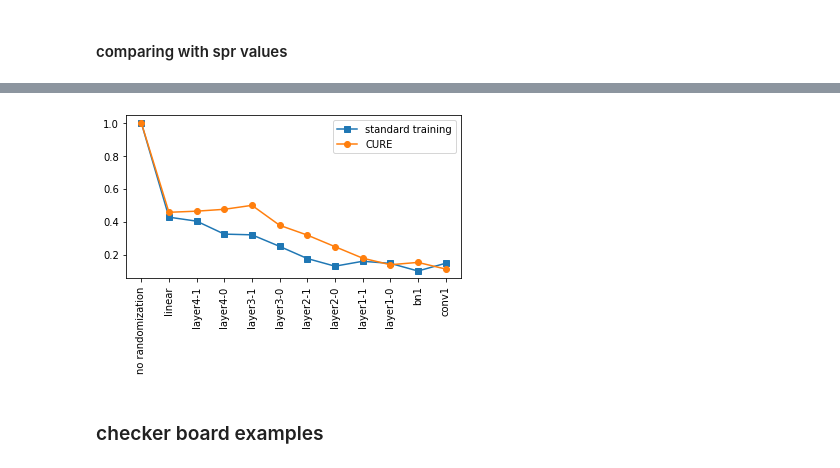
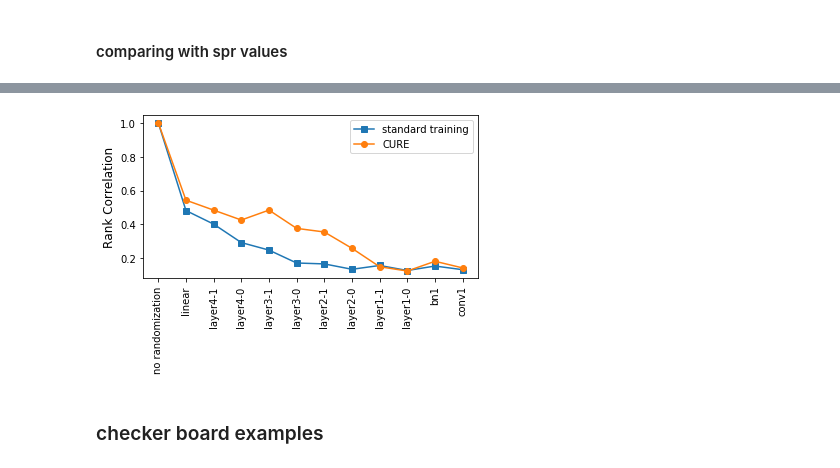
Before and after one commit to ahmadajal/Robust_Explanations, a Jupyter notebook: notebooks/sanity_check_explanations-CIFAR.ipynb, the cells around one changed output, grey strips where cells are left out. Cells and saved outputs as stored; diff of their text form; code cells hidden in the pictures.

```diff
--- a/notebooks/sanity_check_explanations-CIFAR.ipynb
+++ b/notebooks/sanity_check_explanations-CIFAR.ipynb
@@ -36,13 +35,17 @@ data_mean = np.array([0.4914, 0.4822, 0.4465])
 data_std = np.array([0.2023, 0.1994, 0.2010])
 # %%
 # models
-model_standard = resnet18_softplus()
+model_standard = ResNet18()
 model_standard.load_state_dict(torch.load("models/RN18_standard.pth")["net"])
 model_standard = model_standard.eval().to(device)
 ######
-model_cure = resnet18_softplus()
+model_cure = ResNet18()
 model_cure.load_state_dict(torch.load("models/RN18_CURE.pth")["net"])
 model_cure = model_cure.eval().to(device)
+######
+model_adv_train = ResNet50()
+model_adv_train.load_state_dict(torch.load("models/RN50_linf_8_model_only.pt"))
+model_adv_train = model_adv_train.eval().to(device)
 # %%
 # data
 transform_test = transforms.Compose([
@@ -68,9 +71,10 @@ img = image[idx].unsqueeze(dim=0).cuda()
 img_label = label[idx]
 # %%
 expl_standard = get_expl(model_standard, img, "saliency", desired_index=img_label)
-expl_cure = get_expl(model_cure, img, "saliency")
+expl_cure = get_expl(model_cure, img, "saliency", desired_index=img_label)
+expl_adv_train = get_expl(model_adv_train, img, "saliency", desired_index=img_label)
 
-fig, ax = plt.subplots(1,3, figsize=(6,2))
+fig, ax = plt.subplots(1,4, figsize=(8,2))
 ax[0].imshow(torch_to_image(img, data_mean, data_std))
 viz.visualize_image_attr(np.transpose(expl_standard.squeeze().cpu().detach().numpy(), (1,2,0)),
                              np.transpose(img.squeeze().cpu().detach().numpy(), (1,2,0)),
@@ -86,9 +90,17 @@ viz.visualize_image_attr(np.transpose(expl_cure.squeeze().cpu().detach().numpy()
                              show_colorbar=False,
                              outlier_perc=2,
                              fig_size=(3,3), plt_fig_axis=(fig, ax[2]), use_pyplot=False)
+viz.visualize_image_attr(np.transpose(expl_adv_train.squeeze().cpu().detach().numpy(), (1,2,0)),
+                             np.transpose(img.squeeze().cpu().detach().numpy(), (1,2,0)),
+                             method='heat_map',
+                             cmap="Reds",
+                             show_colorbar=False,
+                             outlier_perc=2,
+                             fig_size=(3,3), plt_fig_axis=(fig, ax[3]), use_pyplot=False)
 
-for i in range(3):
+for i in range(4):
     ax[i].axis('off')
 ax[1].set_title("standard training")
 ax[2].set_title("CURE")
+ax[3].set_title("adversarial training")
 # %% [output]
@@ -248,11 +316,11 @@ plt.savefig("expls_cascade_randomized_cifar.jpg", dpi=300, bbox_inches='tight',
 #### comparing with spr values
 # %%
 # models
-model_standard = resnet18_softplus()
+model_standard = ResNet18()
 model_standard.load_state_dict(torch.load("models/RN18_standard.pth")["net"])
 model_standard = model_standard.eval().to(device)
 ######
-model_cure = resnet18_softplus()
+model_cure = ResNet18()
 model_cure.load_state_dict(torch.load("models/RN18_CURE.pth")["net"])
 model_cure = model_cure.eval().to(device)
 
@@ -272,7 +340,7 @@ for child_name, child in model_standard.named_children():
         org_layers_to_reinit.append(child)
     elif isinstance(child, nn.Sequential):
         for c_name, c in child.named_children():
-            if isinstance(c, resnet_softplus.BasicBlock):
+            if isinstance(c, resnet.BasicBlock):
                 org_layers_to_reinit.append(c)
     elif isinstance(child, nn.Linear):
         org_layers_to_reinit.append(child)
@@ -295,7 +363,7 @@ for i, l in enumerate(org_layers_to_reinit):
         nn.init.constant_(l.running_var, 1)
     elif isinstance(l, nn.Linear):
         nn.init.xavier_uniform_(l.weight)
-    elif isinstance(l, resnet_softplus.BasicBlock):
+    elif isinstance(l, resnet.BasicBlock):
         for c_name, c in l.named_children():
             if isinstance(c, nn.Conv2d):
                 nn.init.xavier_uniform_(c.weight)
@@ -322,7 +390,7 @@ for child_name, child in model_cure.named_children():
         cure_layers_to_reinit.append(child)
     elif isinstance(child, nn.Sequential):
         for c_name, c in child.named_children():
-            if isinstance(c, resnet_softplus.BasicBlock):
+            if isinstance(c, resnet.BasicBlock):
                 cure_layers_to_reinit.append(c)
     elif isinstance(child, nn.Linear):
         cure_layers_to_reinit.append(child)
@@ -341,7 +409,7 @@ for i, l in enumerate(cure_layers_to_reinit):
         nn.init.constant_(l.running_var, 1)
     elif isinstance(l, nn.Linear):
         nn.init.xavier_uniform_(l.weight)
-    elif isinstance(l, resnet_softplus.BasicBlock):
+    elif isinstance(l, resnet.BasicBlock):
         for c_name, c in l.named_children():
             if isinstance(c, nn.Conv2d):
                 nn.init.xavier_uniform_(c.weight)
@@ -367,12 +426,13 @@ yes
 # %%
 plt.figure(figsize=(6, 3))
 plt.plot(spr_standard, label="standard training", marker="s")
 plt.plot(spr_cure, label="CURE", marker="o")
 plt.legend()
 plt.xticks(range(12), ["no randomization"] + layer_names[1:], rotation=90);
+plt.ylabel("Rank Correlation", fontsize=12)
 plt.savefig("spr_cascade_randomized_cifar.jpg", dpi=300, bbox_inches='tight', pad_inches=0.05);
 # %% [output]
-[figure, old version]
+[figure, new version]
 # %% [markdown]
 ### checker board examples
 # %%
```
Also changed, not shown: parts of 4 cells of this notebook, 17 other files.
